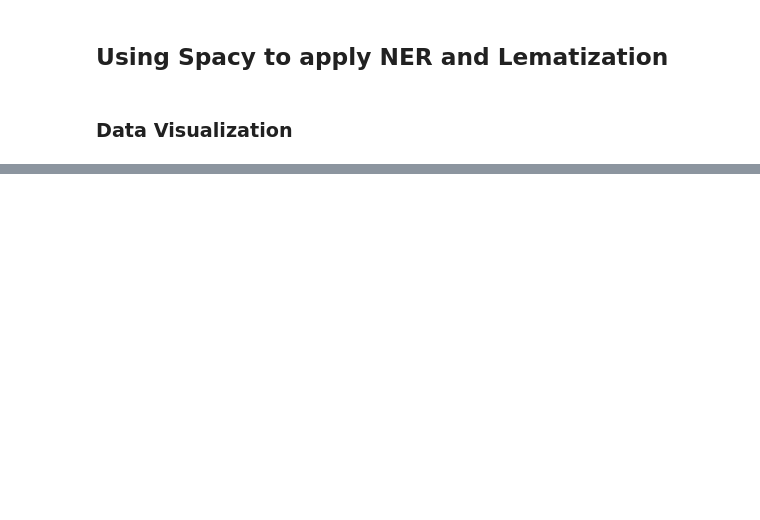
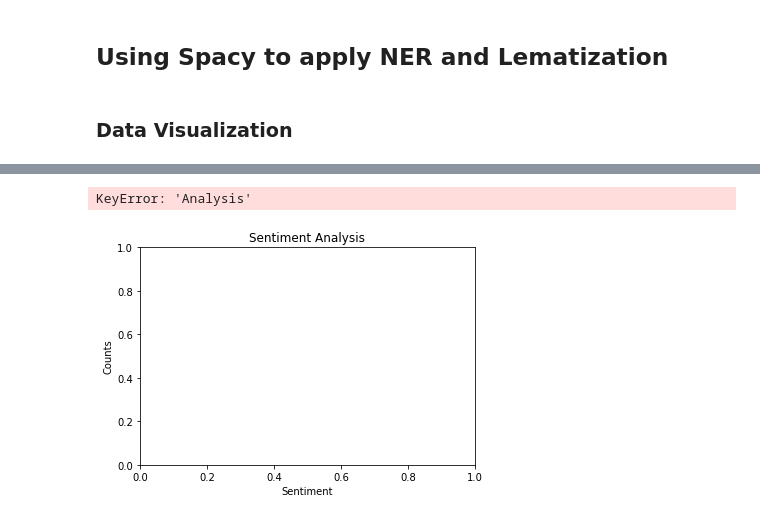
Before and after one commit to ahmadmujahid414/Twitter-Scrapping-using-Twint, a Jupyter notebook: Twitter Scrapper .ipynb, the cells around one changed output, grey strips where cells are left out. Saved outputs shown, nothing was run; the diff lists cells and outputs as text; code cells hidden in the pictures; blank space fills up the shorter version.

```diff
--- a/Twitter Scrapper .ipynb
+++ b/Twitter Scrapper .ipynb
@@ -161,0 +281,9 @@ plt.show()
+# %%
+plt.title('Sentiment Analysis')
+plt.xlabel('Sentiment')
+plt.ylabel('Counts')
+df['Analysis'].value_counts().plot(kind='bar')
+plt.show()
+# %% [output]
+KeyError: 'Analysis'
+[figure, added]
```
Also changed, not shown: parts of 16 cells of this notebook, 1 other file.
